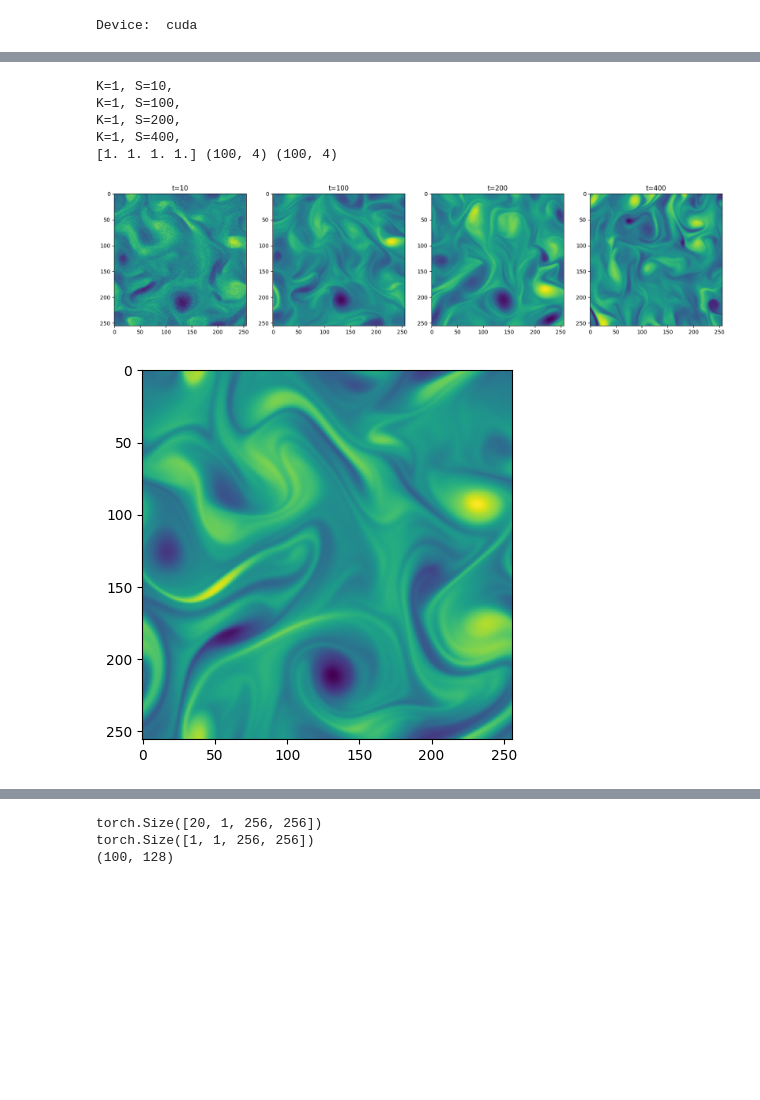
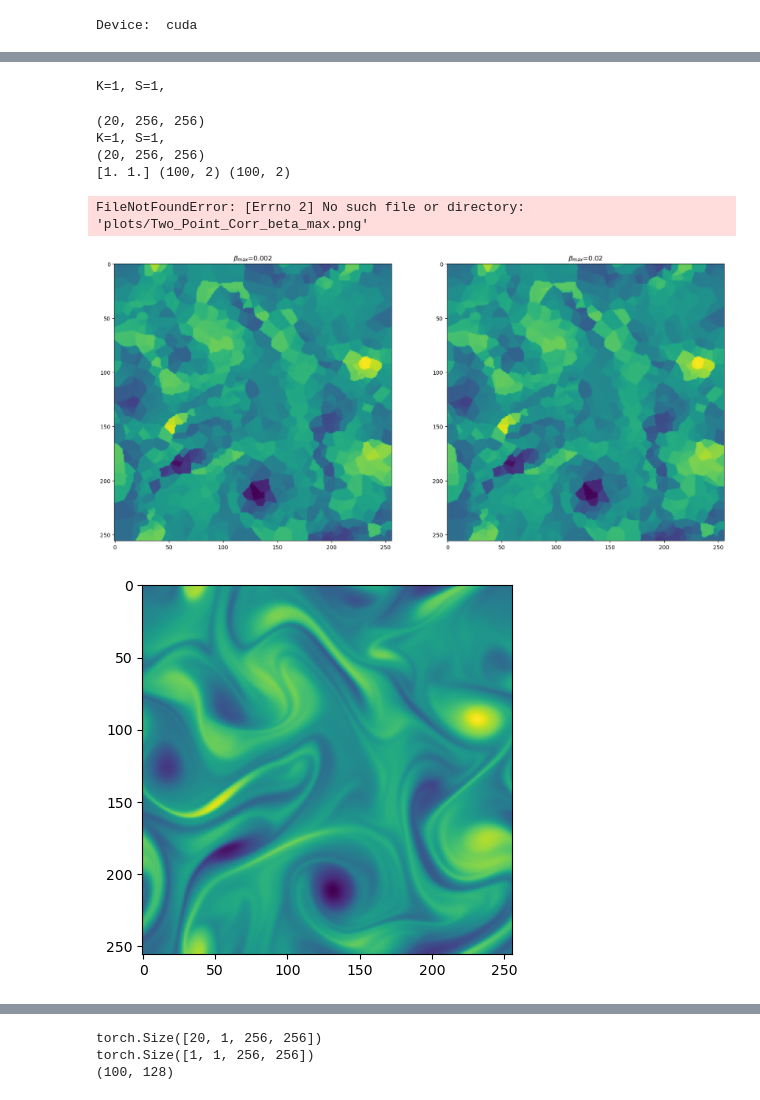
Before and after one commit to baristuran/baris-personal, a Jupyter notebook: data_assimilation.ipynb, the cells around one changed output, grey strips where cells are left out. Drawn from its saved outputs; the diff is of its cells as text; code cells hidden in the pictures; blank space fills up the shorter version.

Commit message:
Dataloader to denoise all of the dataset

```diff
--- a/data_assimilation.ipynb
+++ b/data_assimilation.ipynb
@@ -157,0 +159,31 @@ sparse_measurement = torch.tensor(interpolated_sparse_measurement[trajectory],
+# %%
+class NumpyDataset(Dataset):
+    def __init__(self, data):
+        # Reshape the data to create individual samples
+        self.data = data.reshape(-1, 256, 256)
+        # Normalize the data to [-1, 1]
+        self.data = 2 * (self.data - np.min(self.data)) / (np.max(self.data) - np.min(self.data)) - 1
+    def __len__(self):
+        return len(self.data)
+
+    def __getitem__(self, idx):
+        image = self.data[idx]
+        image = np.expand_dims(image, axis=0)  # Add channel dimension
+        return torch.tensor(image, dtype=torch.float32)
+
+guidance_dataset = NumpyDataset(interpolated_sparse_measurement[trajectory].squeeze())
+
+# Select 10% of the dataset
+guidance_dataloader = DataLoader(guidance_dataset, batch_size=10, shuffle=False)
+# %%
+def denoise_dataloader(guidance_dataloader, model, K, beta_max = 0.02, steps=[1000], output_freq=10):
+    images = []
+    for guidance in guidance_dataloader:
+        guidance = torch.tensor(guidance).to(device)
+        generated_image = denoise(guidance, model, K=K, beta_max=beta_max, steps=steps, output_freq=output_freq).squeeze().detach().cpu().numpy()
+        images.append(generated_image)
+    images = np.concatenate(images, axis=0)
+    return images
+
+generates_samples = denoise_dataloader(guidance_dataloader, model, K=1, steps=[10])
+plt.imshow(generates_samples[0])
@@ -208,7 +243,8 @@ def parametric(K,S, beta_max):
                     if not os.path.exists(path_K):
                         os.makedirs(path_K)
                     steps = np.ones((k,), dtype=np.int16) * s
-                    generated_image = denoise(sparse_measurement, model,steps=steps, K=k, beta_max=beta, output_freq=10).squeeze().detach().cpu().numpy()
+                    generated_image = denoise_dataloader(guidance_dataloader, model,steps=steps, K=k, beta_max=beta, output_freq=10)
+                    print(generated_image.shape)
                     ax_generated[i].imshow(generated_image[5])
                     two_point_corr_list.append(two_point_corr(generated_image, axis=1))
                     _,_, spectrum = compute_tke_spectrum(generated_image[5],1,1)
@@ -220,9 +256,9 @@ def parametric(K,S, beta_max):
     ax_gt.imshow(test_snapshots[trajectory, 5])
     return np.array(two_point_corr_list), np.array(energy_spetrum_list), np.array(pdf_list), np.array(bins_list), legend, independent_var
 
-S = [10, 100, 200, 400]
+S = [1]
 K = [1]
-beta_max = [0.02]
+beta_max = [0.002, 0.02]
 
 path = "/home/baris/Documents/DDSim/baris-personal/sparse/"
 
@@ -251,37 +287,38 @@ two_point_corr_ground_truth = two_point_corr(test_snapshots[trajectory], axis=-2
 
 #Two point correlation
 axis3.plot(two_point_corr_ground_truth.T, "--")
 axis3.plot(two_point_corr_array.T)
 axis3.set_xlabel(r"$r/\Delta x$")
 axis3.set_ylabel(r"$R_{\omega\omega}(r)/R(0)$")
 figure3.legend(legend, loc="upper right")
 
 #spectrum
 axis4.plot(np.arange(0,nyquist).astype(np.int16), spectrum_ground_truth.T[:nyquist], "--")
 #axis4.plot(np.arange(0,nyquist).astype(np.int16), spectrum_sparse.T[:nyquist])
 axis4.plot(np.arange(0,nyquist).astype(np.int16), spectrum_generated_image.T[:nyquist])
 axis4.set_xlabel(r"$k$")
 axis4.set_ylabel(r"$E_{\omega}$")
 #axis4.plot(wave_numbers[5:40]/(2*np.pi), 8e-2 * wave_numbers[5:40]**(-2/3))
 figure4.legend(legend, loc="upper right")
 
 #Pdf
 axis.plot((bins_gt[1:] + bins_gt[:-1])/2, pdf_ground_truth, "--")
 axis.plot((bins[1:] + bins[:-1])/2, pdf)
 figure.legend(legend, loc="upper right")
 axis.set_xlabel(r"$\omega$")
 axis.set_ylabel(r"$pdf(\omega)$")
 print(np.sum(pdf*dx_generated, axis=0), (bins[1:] + bins[:-1]).shape, pdf.shape)
 
 dpi=400
 figure3.savefig("plots/Two_Point_Corr_" + independent_var + ".png", dpi=dpi)
 figure4.savefig("plots/Spectrum_" + independent_var + ".png", dpi=dpi)
 figure.savefig("plots/PDF_" + independent_var + ".png", dpi=dpi)
 # %% [output]
-K=1, S=10,
-K=1, S=100,
-K=1, S=200,
-K=1, S=400,
-[1. 1. 1. 1.] (100, 4) (100, 4)
+K=1, S=1,
+(20, 256, 256)
+K=1, S=1,
+(20, 256, 256)
+[1. 1.] (100, 2) (100, 2)
+FileNotFoundError: [Errno 2] No such file or directory: 'plots/Two_Point_Corr_beta_max.png'
-[figure, old version]
+[figure, new version]
-[figure, old version]
+[figure, new version]
```
Also changed, not shown: parts of 5 cells of this notebook.
